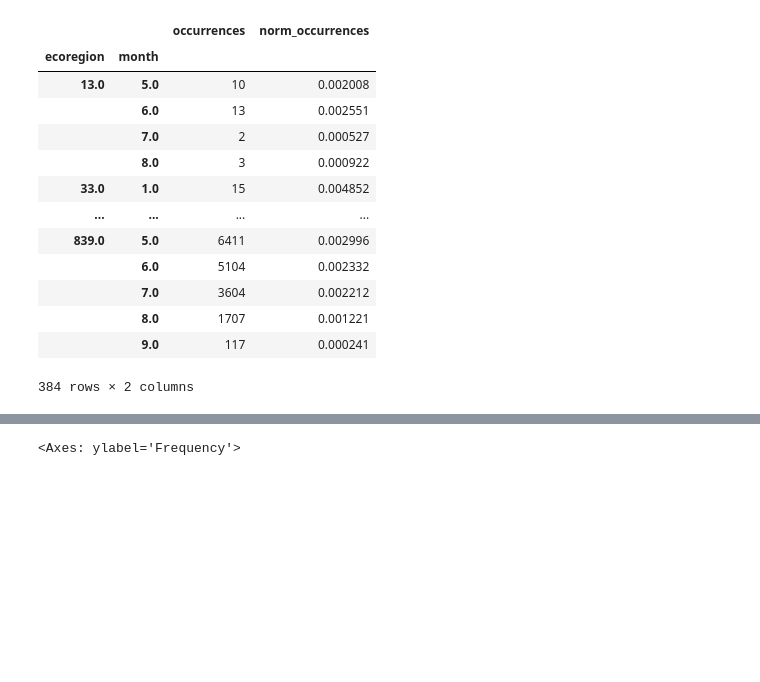
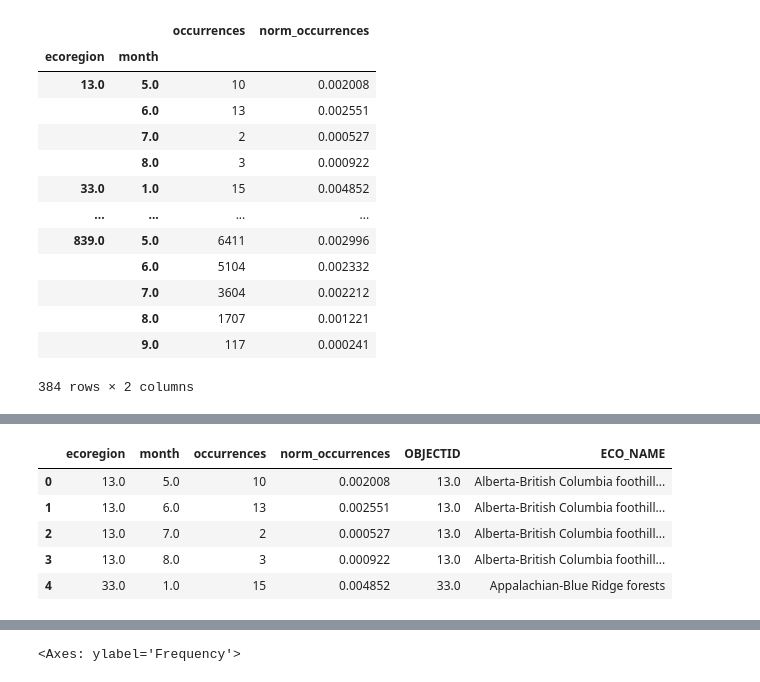
Before and after one commit to alexapapanikolaou/02-migration-fall-template, a Jupyter notebook: notebooks/06-calliope-normalize .ipynb, the cells around one changed output, grey strips where cells are left out. Cells and saved outputs as stored; diff of their text form; code cells hidden in the pictures; blank space fills up the shorter version.

```diff
--- a/notebooks/06-calliope-normalize .ipynb
+++ b/notebooks/06-calliope-normalize .ipynb
@@ -164,0 +185,22 @@ calliope_occurrence_df
+# %%
+### match Calliope observations with ecoregion names
+calliope_ecoregion_summary = (
+    calliope_occurrence_df
+    .reset_index()
+    .merge(
+        ecoreg_gdf[['OBJECTID', 'ECO_NAME']],
+        left_on='ecoregion',
+        right_on='OBJECTID',
+        how='left'
+    )
+)
+
+### check results
+calliope_ecoregion_summary.head()
+# %% [output]
+|  | ecoregion | month | occurrences | norm_occurrences | OBJECTID | ECO_NAME |
+| 0 | 13.0 | 5.0 | 10 | 0.002008 | 13.0 | Alberta-British Columbia foothill... |
+| 1 | 13.0 | 6.0 | 13 | 0.002551 | 13.0 | Alberta-British Columbia foothill... |
+| 2 | 13.0 | 7.0 | 2 | 0.000527 | 13.0 | Alberta-British Columbia foothill... |
+| 3 | 13.0 | 8.0 | 3 | 0.000922 | 13.0 | Alberta-British Columbia foothill... |
+| 4 | 33.0 | 1.0 | 15 | 0.004852 | 33.0 | Appalachian-Blue Ridge forests |
```
Also changed, not shown: parts of 2 cells of this notebook, 3 other files.
